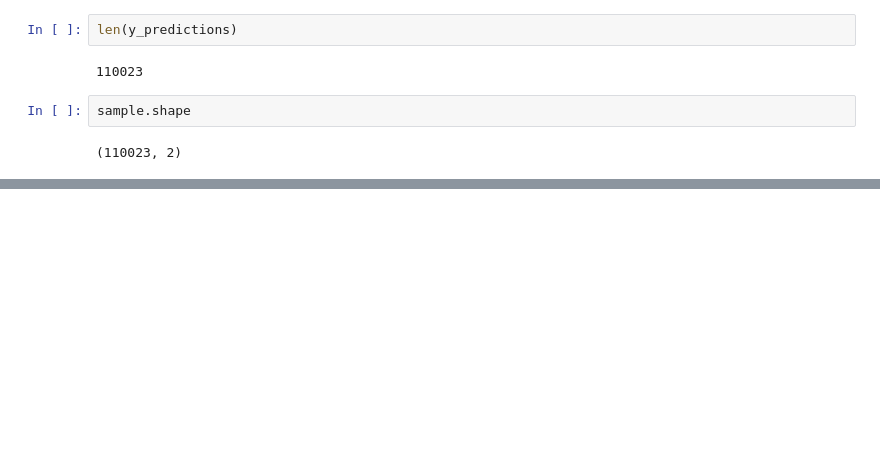
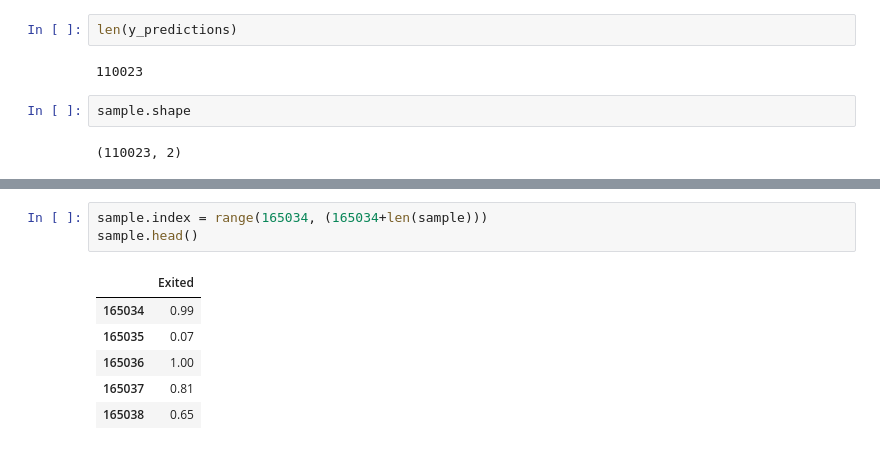
Before and after one commit to betuldemirdag/Ada_Lovelace_Akademi_Bitirme_Projesi, a Jupyter notebook: bank_churn.ipynb, the cells around one changed output, grey strips where cells are left out. Saved outputs shown, nothing was run; the diff lists cells and outputs as text; blank space fills up the shorter version.

```diff
--- a/bank_churn.ipynb
+++ b/bank_churn.ipynb
@@ -619,2 +568,12 @@ sample.head()
+# %%
+sample.index = range(165034, (165034+len(sample)))
+sample.head()
+# %% [output]
+|  | Exited |
+| 165034 | 0.99 |
+| 165035 | 0.07 |
+| 165036 | 1.00 |
+| 165037 | 0.81 |
+| 165038 | 0.65 |
 # %%
 sample.to_csv("submission.csv", index=False)
```
Also changed, not shown: parts of 14 cells of this notebook, 3 other files.
